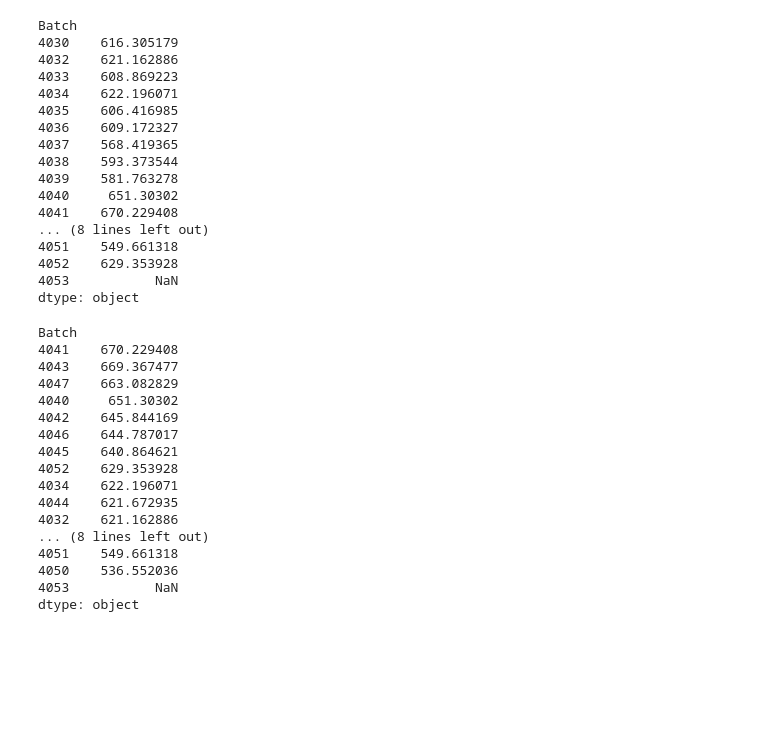
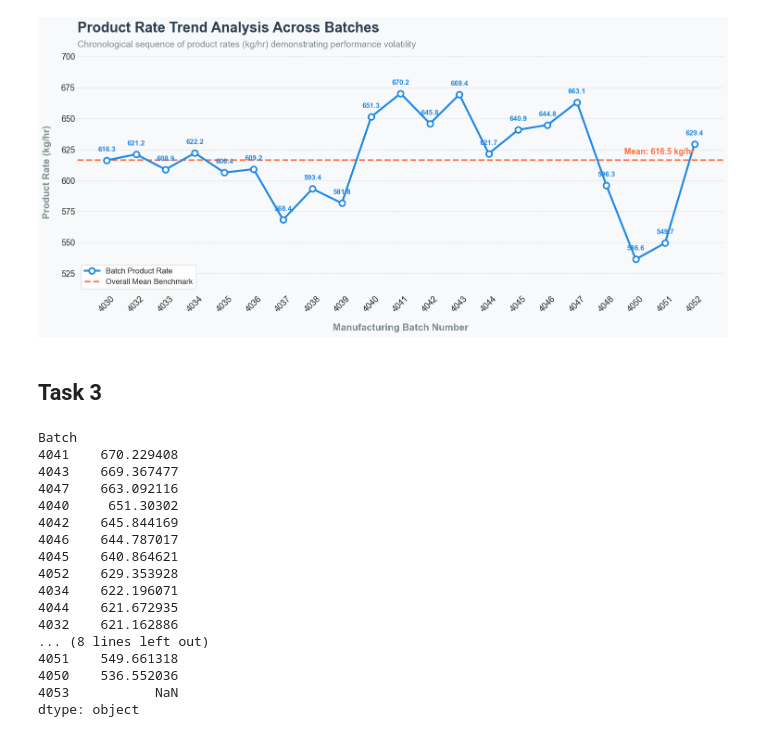
Before and after one commit to RichardFisher1/Applied, a Jupyter notebook: Product Yield AML.ipynb, the cells around one changed output. Cells and saved outputs as stored; diff of their text form; code cells hidden in the pictures; blank space fills up the shorter version.

```diff
--- a/Product Yield AML.ipynb
+++ b/Product Yield AML.ipynb
@@ -34,5 +20,6 @@ Name: Product (g/litre), dtype: object
 # %%
 df_product_rate_per_batch = (
-    df_op.groupby('Batch')['TOTAL LIQUID INFLOW'].mean() * df_p.groupby('Batch')['Product (g/litre)'].mean()
+    df_op.groupby('Batch')['TOTAL LIQUID'].mean() * df_p.groupby('Batch')['Product (g/litre)'].mean()
     *
     0.001)
+display(df_product_rate_per_batch)
@@ -39,30 +44,63 @@ df_product_rate_per_batch = (
-# %%
-df_product_rate_per_batch
-# %% [output]
-Batch
-4030    616.305179
-4032    621.162886
-4033    608.869223
-4034    622.196071
-4035    606.416985
-4036    609.172327
-4037    568.419365
-4038    593.373544
-4039    581.763278
-4040     651.30302
-4041    670.229408
-... (8 lines left out)
-4051    549.661318
-4052    629.353928
-4053           NaN
-dtype: object
+# %%
+df_plot = df_product_rate_per_batch.dropna()
+
+mean_rate = df_plot.mean()
+
+plt.style.use('seaborn-v0_8-whitegrid')
+fig, ax = plt.subplots(figsize=(15, 7))
+fig.patch.set_facecolor('#f8f9fa')
+ax.set_facecolor('#f8f9fa')
+
+batches = df_plot.index.astype(str)
+rates = df_plot.values
+
+ax.plot(batches, rates, color='#1E88E5', marker='o', markersize=9, linewidth=3,
+        markerfacecolor='white', markeredgewidth=2.5, label='Batch Product Rate')
+
+for i, rate in enumerate(rates):
+    ax.text(i, rate + 6, f'{rate:.1f}', ha='center', va='bottom',
+            fontsize=11, color='#1E88E5', fontweight='bold')
+
+ax.axhline(mean_rate, color='#FF7043', linestyle='--', linewidth=2.5, zorder=1, label='Overall Mean Benchmark')
+
+ax.text(len(batches)-1, mean_rate + 3, f'Mean: {mean_rate:.1f} kg/hr',
+        color='#FF7043', fontweight='bold', fontsize=13, va='bottom', ha='right')
+
+ax.set_title('Product Rate Trend Analysis Across Batches\n', fontsize=22, fontweight='bold', color='#2c3e50', loc='left')
+
+ax.text(0, 1.02, 'Chronological sequence of product rates (kg/hr) demonstrating performance volatility',
+        transform=ax.transAxes, fontsize=14, color='#7f8c8d')
+
+ax.set_xlabel('Manufacturing Batch Number', fontsize=15, color='#7f8c8d', labelpad=15, fontweight='bold')
+ax.set_ylabel('Product Rate (kg/hr)', fontsize=15, color='#7f8c8d', labelpad=15, fontweight='bold')
+
+ax.tick_params(axis='x', labelsize=13, rotation=45)
+ax.tick_params(axis='y', labelsize=13)
+
+ax.set_ylim(min(rates) * 0.95, max(rates) * 1.05)
+
+ax.grid(True, axis='y', linestyle='--', alpha=0.7)
+ax.grid(False, axis='x')
+for spine in ['top', 'right', 'left', 'bottom']:
+    ax.spines[spine].set_visible(False)
+
+ax.legend(loc='lower left', fontsize=12, frameon=True,
+          facecolor='white', framealpha=0.9, edgecolor='#CFD8DC')
+
+plt.tight_layout()
+plt.savefig("product_rate_trend_labelled_with_values.jpeg", dpi=300, bbox_inches='tight', facecolor='#f8f9fa')
+plt.show()
+# %% [output]
+[figure, added]
+# %% [markdown]
+## Task 3
 # %%
 df_product_rate_per_batch.sort_values(ascending=False)
 # %% [output]
 Batch
 4041    670.229408
 4043    669.367477
-4047    663.082829
+4047    663.092116
 4040     651.30302
 4042    645.844169
 4046    644.787017
```
Also changed, not shown: parts of 24 cells of this notebook, 7 other files.
